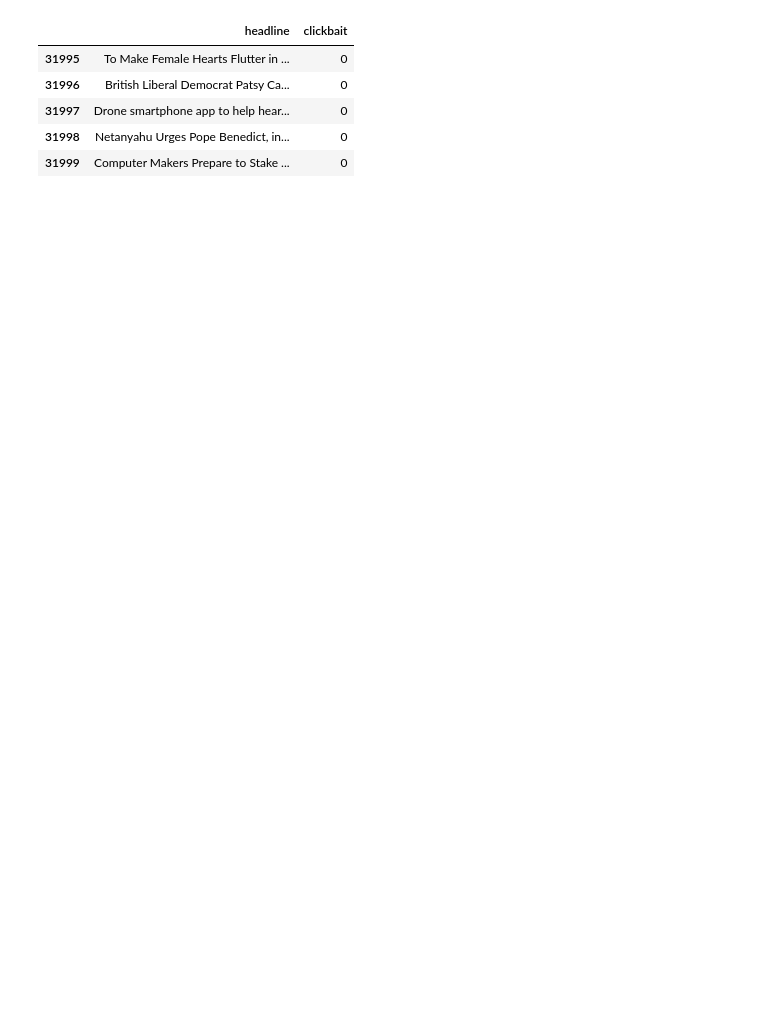
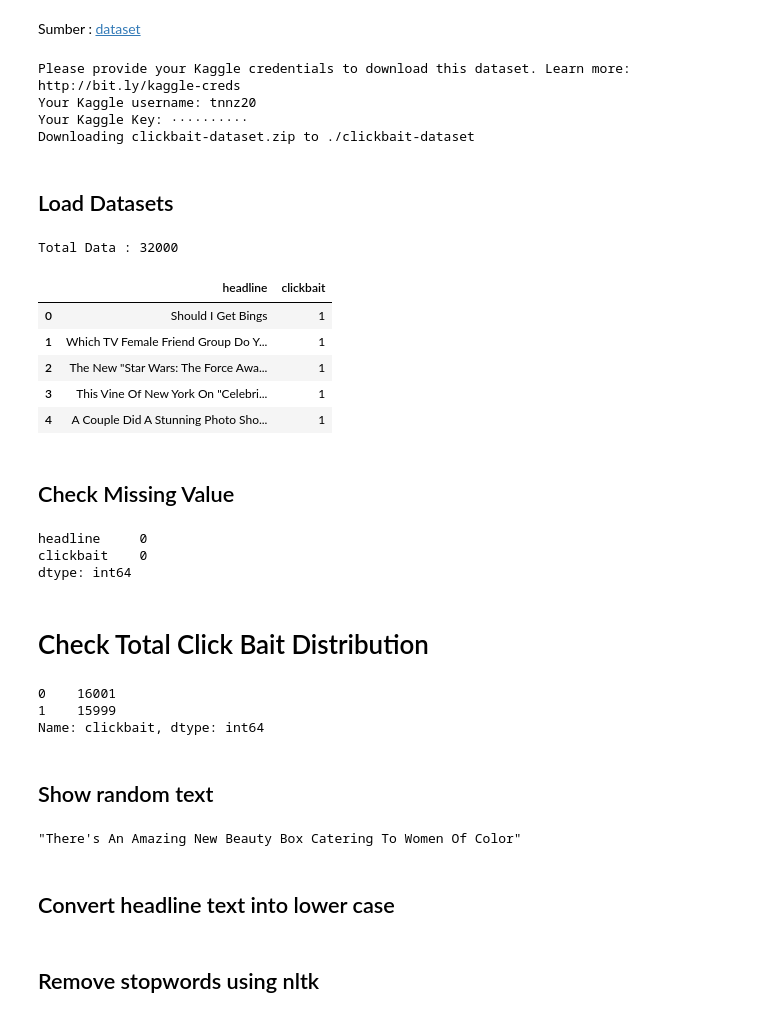
Before and after one commit to tnnz20/Dicoding-Lab, a Jupyter notebook: Machine-Learning-Path/Belajar-Pengembangan-Machine-Learning/Submission-1/NLP.ipynb, the cells around one changed output. Saved outputs shown, nothing was run; the diff lists cells and outputs as text; code cells hidden in the pictures; blank space fills up the shorter version.

```diff
--- a/Machine-Learning-Path/Belajar-Pengembangan-Machine-Learning/Submission-1/NLP.ipynb
+++ b/Machine-Learning-Path/Belajar-Pengembangan-Machine-Learning/Submission-1/NLP.ipynb
@@ -8,12 +41,0 @@ from tensorflow.keras.preprocessing.sequence import pad_sequences
-# %%
-import pandas as pd
-
-df = pd.read_csv('clickbait_data.csv')
-df.tail()
-# %% [output]
-|  | headline | clickbait |
-| 31995 | To Make Female Hearts Flutter in ... | 0 |
-| 31996 | British Liberal Democrat Patsy Ca... | 0 |
-| 31997 | Drone smartphone app to help hear... | 0 |
-| 31998 | Netanyahu Urges Pope Benedict, in... | 0 |
-| 31999 | Computer Makers Prepare to Stake ... | 0 |
@@ -26,0 +42,49 @@ text_latih, text_test, y_latih, y_test = train_test_split(text, y, test_size=0.2
+# %% [markdown]
+Sumber : [dataset]('https://www.kaggle.com/datasets/amananandrai/clickbait-dataset')
+# %%
+od.download('https://www.kaggle.com/datasets/amananandrai/clickbait-dataset/code')
+# %% [output]
+Please provide your Kaggle credentials to download this dataset. Learn more: http://bit.ly/kaggle-creds
+Your Kaggle username: tnnz20
+Your Kaggle Key: ··········
+Downloading clickbait-dataset.zip to ./clickbait-dataset
+# %% [markdown]
+## Load Datasets
+# %%
+df = pd.read_csv('/content/clickbait-dataset/clickbait_data.csv')
+print(f'Total Data : {df.shape[0]}')
+df.head()
+# %% [output]
+Total Data : 32000
+|  | headline | clickbait |
+| 0 | Should I Get Bings | 1 |
+| 1 | Which TV Female Friend Group Do Y... | 1 |
+| 2 | The New "Star Wars: The Force Awa... | 1 |
+| 3 | This Vine Of New York On "Celebri... | 1 |
+| 4 | A Couple Did A Stunning Photo Sho... | 1 |
+# %% [markdown]
+## Check Missing Value
+# %%
+df.isna().sum()
+# %% [output]
+headline     0
+clickbait    0
+dtype: int64
+# %% [markdown]
+# Check Total Click Bait Distribution
+# %%
+df['clickbait'].value_counts()
+# %% [output]
+0    16001
+1    15999
+Name: clickbait, dtype: int64
+# %% [markdown]
+## Show random text
+# %%
+random = np.random.randint(100)
+
+df['headline'][random]
+# %% [output]
+"There's An Amazing New Beauty Box Catering To Women Of Color"
+# %% [markdown]
+## Convert headline text into lower case
@@ -26,0 +93,2 @@ text_latih, text_test, y_latih, y_test = train_test_split(text, y, test_size=0.2
+# %% [markdown]
+## Remove stopwords using nltk
```
Also changed, not shown: parts of 28 cells of this notebook.
